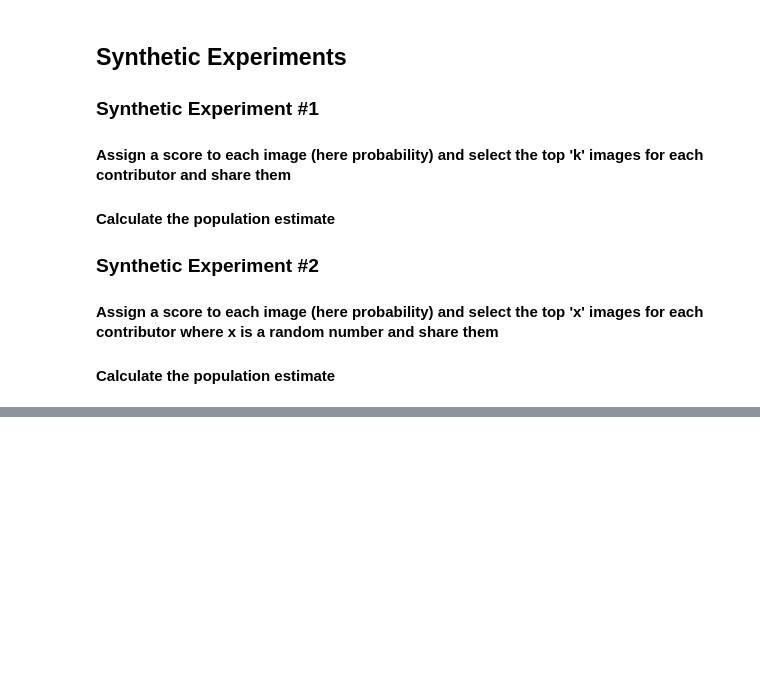
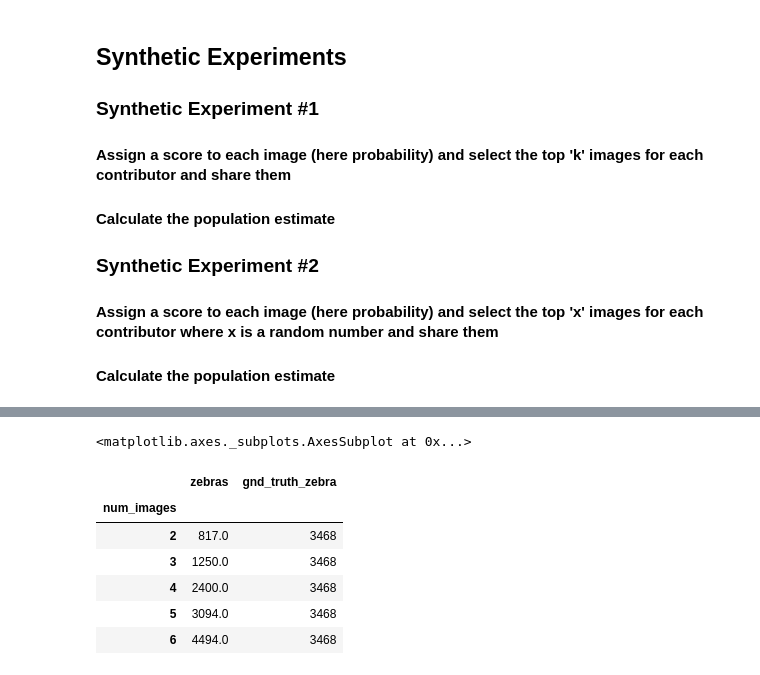
Before and after one commit to smenon8/AnimalWildlifeEstimator, a Jupyter notebook: Notebooks/PopulationEstimator_SyntheticExpts.ipynb, the cells around one changed output, grey strips where cells are left out. Cells and saved outputs as stored; diff of their text form; code cells hidden in the pictures; blank space fills up the shorter version.

```diff
--- a/Notebooks/PopulationEstimator_SyntheticExpts.ipynb
+++ b/Notebooks/PopulationEstimator_SyntheticExpts.ipynb
@@ -425,0 +301,19 @@ for i in l:
+# %%
+train_fl, test_fl = "../data/BeautyFtrVector_GZC_Expt2.csv", "../data/GZC_exifs_beauty_full.csv"
+inExifFl,inGidAidMapFl,inAidFtrFl = "../data/imgs_exif_data_full.json","../data/full_gid_aid_map.json","../data/full_aid_features.json"
+meth = 'linear'
+attrib = 'beauty'
+regrArgs = {'linear' : {'fit_intercept' : True},
+            'ridge' : {'fit_intercept' : True},
+            'lasso' : {'fit_intercept' : True},
+            'elastic_net' : {'fit_intercept' : True},
+            'svr' : {'fit_intercept' : True},
+            'dtree_regressor' : {'fit_intercept' : True}}
+
+methObj,predResults = CH.trainTestRgrs(train_fl,
+                                test_fl,
+                                meth,
+                                attrib,
+                                infoGainFl="../data/infoGainsExpt2.csv",
+                                methArgs = regrArgs
+                                )
@@ -425,0 +341,2 @@ for i in l:
+# %%
+df = PE.runSyntheticExptsRgr(inExifFl, inGidAidMapFl, inAidFtrFl, range(2,30), thresholdMeth=False, randomShare=False, beautyFtrs = True)
@@ -425,0 +370,8 @@ for i in l:
+# %%
+df['gnd_truth_zebra'] = 3468
+df['gnd_truth_girrafe'] = 177
+df['gnd_truth_all'] = 3628
+# %%
+df.plot(kind='line')
+# %% [output]
+<matplotlib.axes._subplots.AxesSubplot at 0x...>
@@ -425,0 +382,12 @@ for i in l:
+# %%
+df.drop(['all', 'giraffes', 'gnd_truth_girrafe', 'gnd_truth_all'],1,inplace=True)
+# %%
+df.head()
+# %% [output]
+|  | zebras | gnd_truth_zebra |
+| num_images |  |  |
+| 2 | 817.0 | 3468 |
+| 3 | 1250.0 | 3468 |
+| 4 | 2400.0 | 3468 |
+| 5 | 3094.0 | 3468 |
+| 6 | 4494.0 | 3468 |
```
Also changed, not shown: parts of 19 cells of this notebook, 4 other files.
